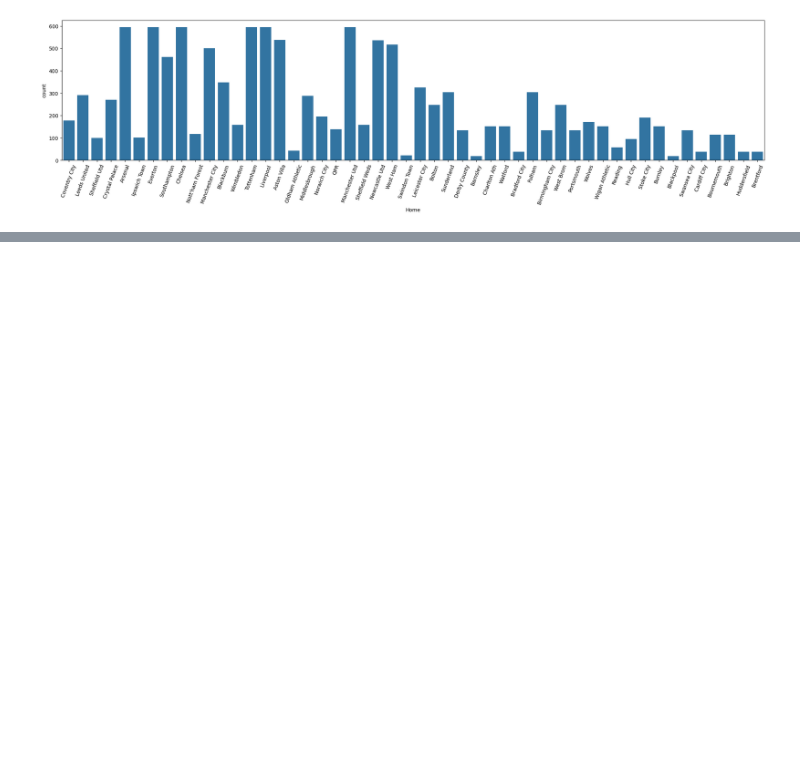
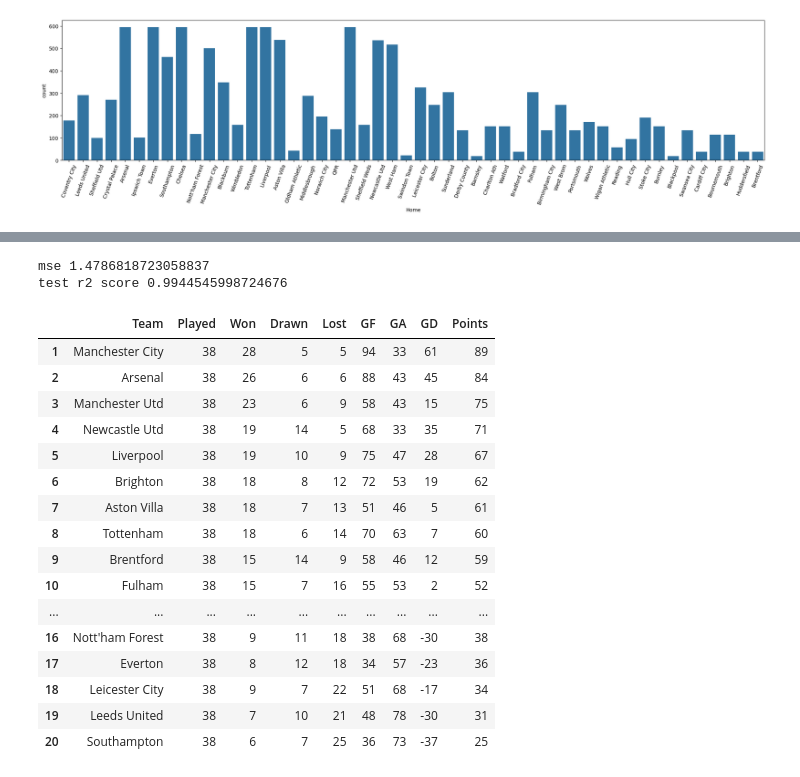
Before and after one commit to ssowrira/epl-data-analysis, a Jupyter notebook: epl.ipynb, the cells around one changed output, grey strips where cells are left out. Cells and saved outputs as stored; diff of their text form; code cells hidden in the pictures; blank space fills up the shorter version.

```diff
--- a/epl.ipynb
+++ b/epl.ipynb
@@ -180,0 +497,28 @@ data.head(5)
+# %%
+# evaluate
+from sklearn.metrics import mean_squared_error,r2_score
+print('mse',mean_squared_error(y,y_pred))
+print('test r2 score',r2_score(y,y_pred))
+# %% [output]
+mse 1.4786818723058837
+test r2 score 0.9944545998724676
+# %%
+processing.getTable(2023)
+# %% [output]
+|  | Team | Played | Won | Drawn | Lost | GF | GA | GD | Points |
+| 1 | Manchester City | 38 | 28 | 5 | 5 | 94 | 33 | 61 | 89 |
+| 2 | Arsenal | 38 | 26 | 6 | 6 | 88 | 43 | 45 | 84 |
+| 3 | Manchester Utd | 38 | 23 | 6 | 9 | 58 | 43 | 15 | 75 |
+| 4 | Newcastle Utd | 38 | 19 | 14 | 5 | 68 | 33 | 35 | 71 |
+| 5 | Liverpool | 38 | 19 | 10 | 9 | 75 | 47 | 28 | 67 |
+| 6 | Brighton | 38 | 18 | 8 | 12 | 72 | 53 | 19 | 62 |
+| 7 | Aston Villa | 38 | 18 | 7 | 13 | 51 | 46 | 5 | 61 |
+| 8 | Tottenham | 38 | 18 | 6 | 14 | 70 | 63 | 7 | 60 |
+| 9 | Brentford | 38 | 15 | 14 | 9 | 58 | 46 | 12 | 59 |
+| 10 | Fulham | 38 | 15 | 7 | 16 | 55 | 53 | 2 | 52 |
+| ... | ... | ... | ... | ... | ... | ... | ... | ... | ... |
+| 16 | Nott'ham Forest | 38 | 9 | 11 | 18 | 38 | 68 | -30 | 38 |
+| 17 | Everton | 38 | 8 | 12 | 18 | 34 | 57 | -23 | 36 |
+| 18 | Leicester City | 38 | 9 | 7 | 22 | 51 | 68 | -17 | 34 |
+| 19 | Leeds United | 38 | 7 | 10 | 21 | 48 | 78 | -30 | 31 |
+| 20 | Southampton | 38 | 6 | 7 | 25 | 36 | 73 | -37 | 25 |
```
Also changed, not shown: parts of 47 cells of this notebook.
